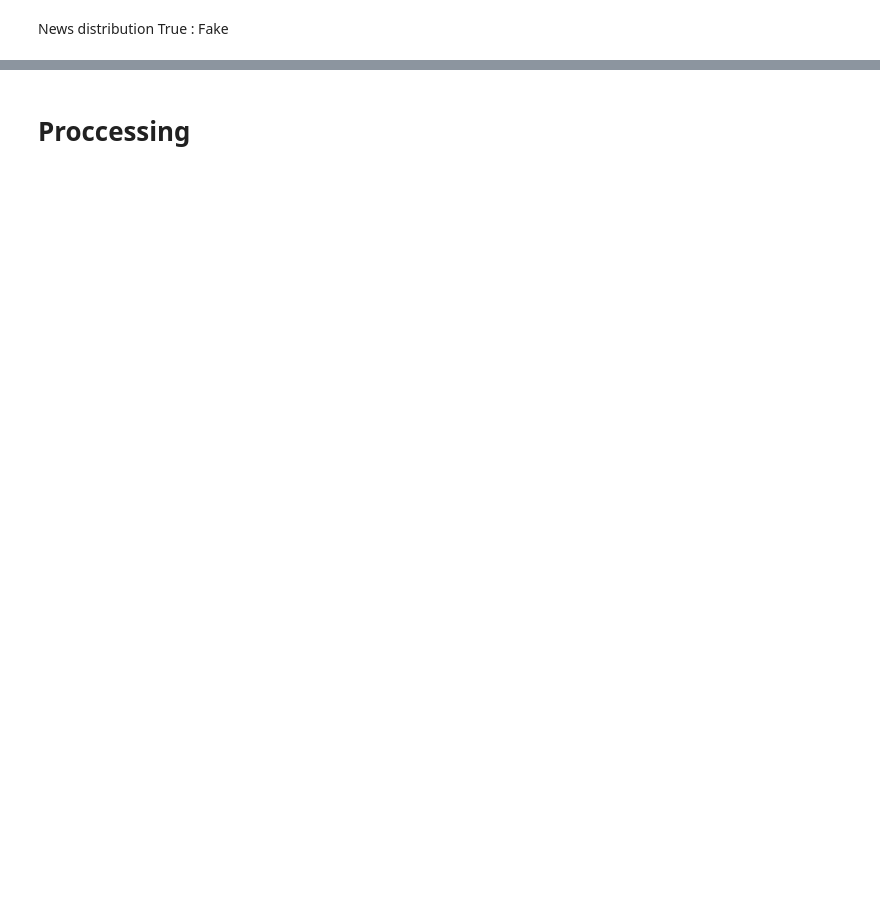
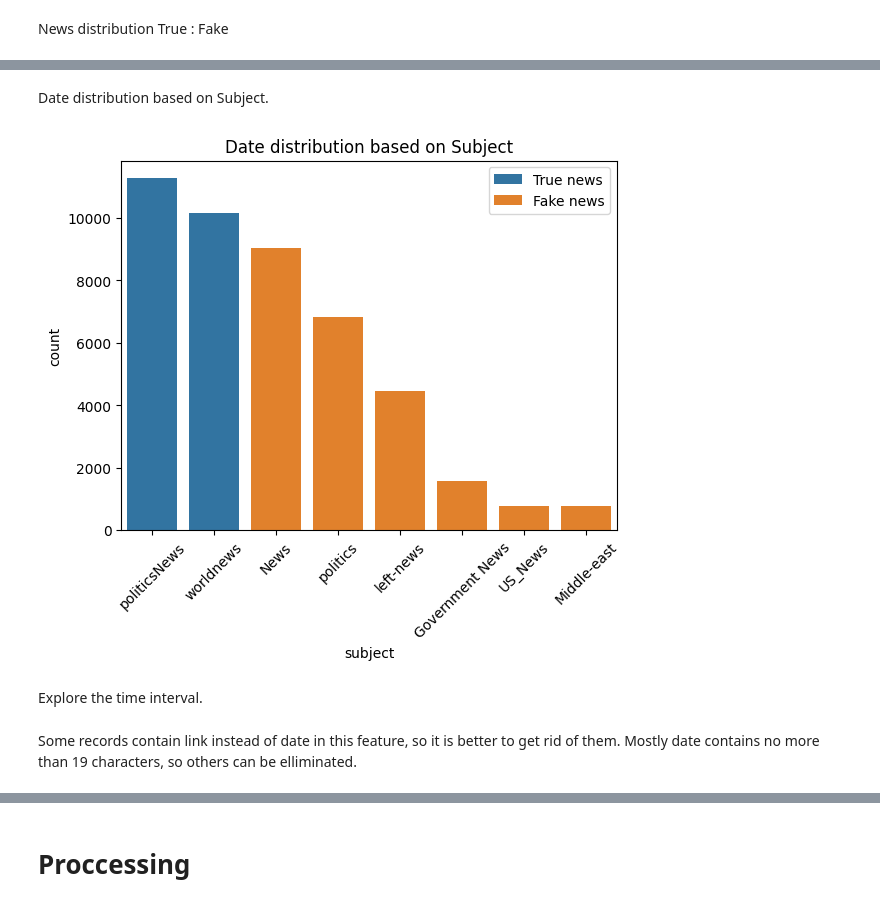
Before and after one commit to Maksym-Kryvenko/NLP_Fake_news_detection, a Jupyter notebook: main.ipynb, the cells around one changed output, grey strips where cells are left out. Cells and saved outputs as stored; diff of their text form; code cells hidden in the pictures; blank space fills up the shorter version.

```diff
--- a/main.ipynb
+++ b/main.ipynb
@@ -83,0 +139,14 @@ ax.bar_label(container=ax.containers[0], labels=lbls)
+# %% [markdown]
+Date distribution based on Subject.
+# %%
+sns.countplot(data=all_news, x='subject', order=all_news['subject'].value_counts(ascending=False).index, hue='target')
+plt.xticks(rotation=45)
+plt.title('Date distribution based on Subject')
+plt.legend(["True news", "Fake news"])
+plt.show()
+# %% [output]
+[figure, added]
+# %% [markdown]
+Explore the time interval.
+# %% [markdown]
+Some records contain link instead of date in this feature, so it is better to get rid of them. Mostly date contains no more than 19 characters, so others can be elliminated.
```
Also changed, not shown: parts of 39 cells of this notebook.
